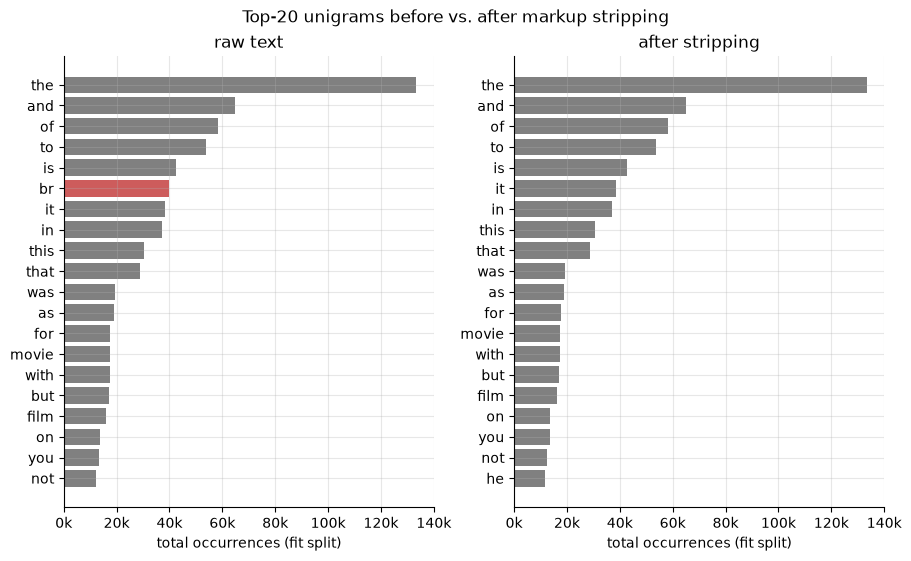
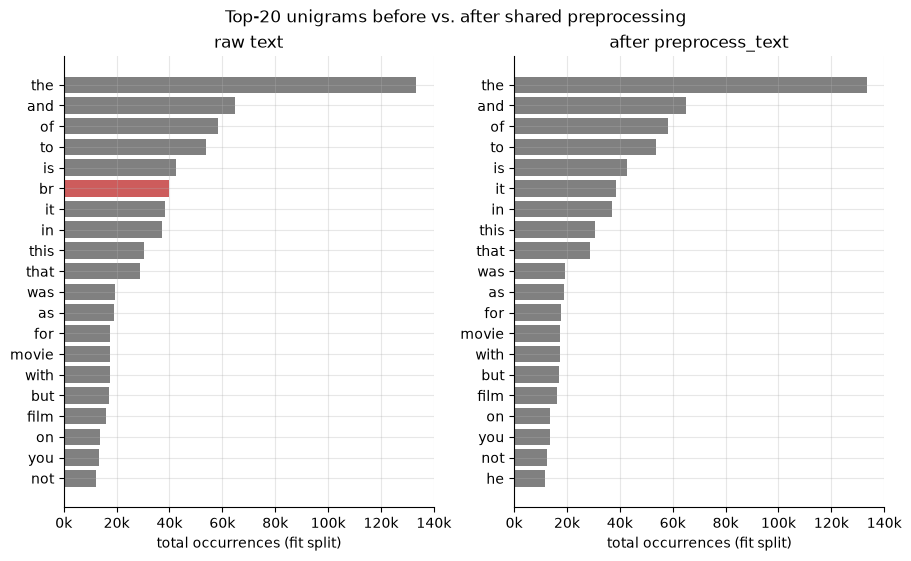
The change to this notebook cell's code, shown as a diff; its figure went from the first image to the second:
--- before
+++ after
@@ -1,7 +1,2 @@
-def strip_br(s):
-    """The shared preprocessing rule: replace <br /> variants with a space."""
-    return re.sub(r"<br\s*/?>", " ", s)
-
-
 def top_unigrams(texts, k=20):
     cv = CountVectorizer(lowercase=True)
@@ -14,8 +9,11 @@
 
 raw_top = top_unigrams(fit["text"])
-stripped_top = top_unigrams(fit["text"].map(strip_br))
+stripped_top = top_unigrams(fit["text"].map(preprocess_text))
 
 fig, axes = plt.subplots(1, 2, figsize=(9, 5.5), sharex=True, layout="constrained")
-panels = [(axes[0], raw_top, "raw text"), (axes[1], stripped_top, "after stripping")]
+panels = [
+    (axes[0], raw_top, "raw text"),
+    (axes[1], stripped_top, "after preprocess_text"),
+]
 for ax, top, title in panels:
     colors = ["indianred" if w == "br" else "grey" for w in top.index]
@@ -24,5 +22,5 @@
     ax.set_xlabel("total occurrences (fit split)")
     ax.xaxis.set_major_formatter(FuncFormatter(lambda v, _: f"{v / 1000:.0f}k"))
-fig.suptitle("Top-20 unigrams before vs. after markup stripping")
+fig.suptitle("Top-20 unigrams before vs. after shared preprocessing")
 fig.savefig(FIG / "01-eda_br_artifact_demo.png")
 

Commit: Adapt 01 to the shared.py API arriving with 00_core (PR #1)